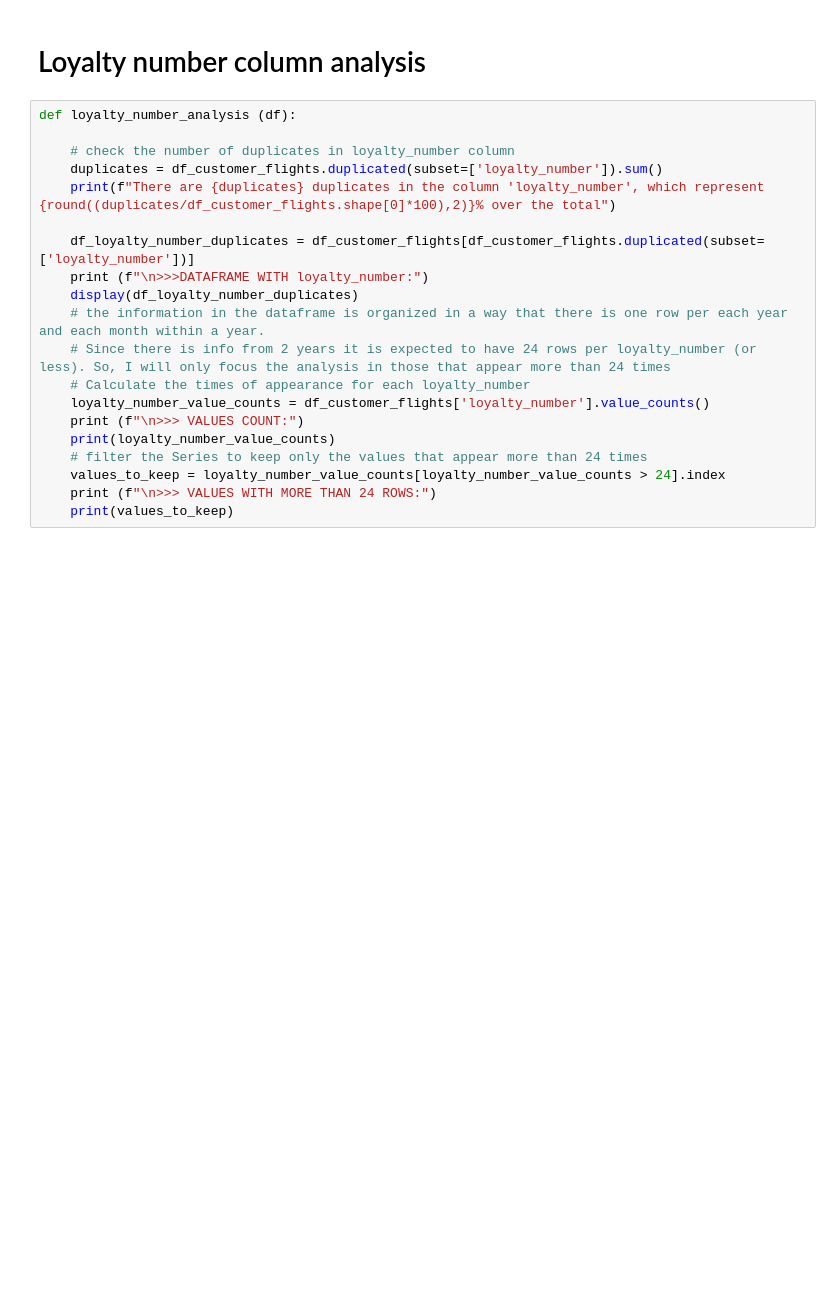
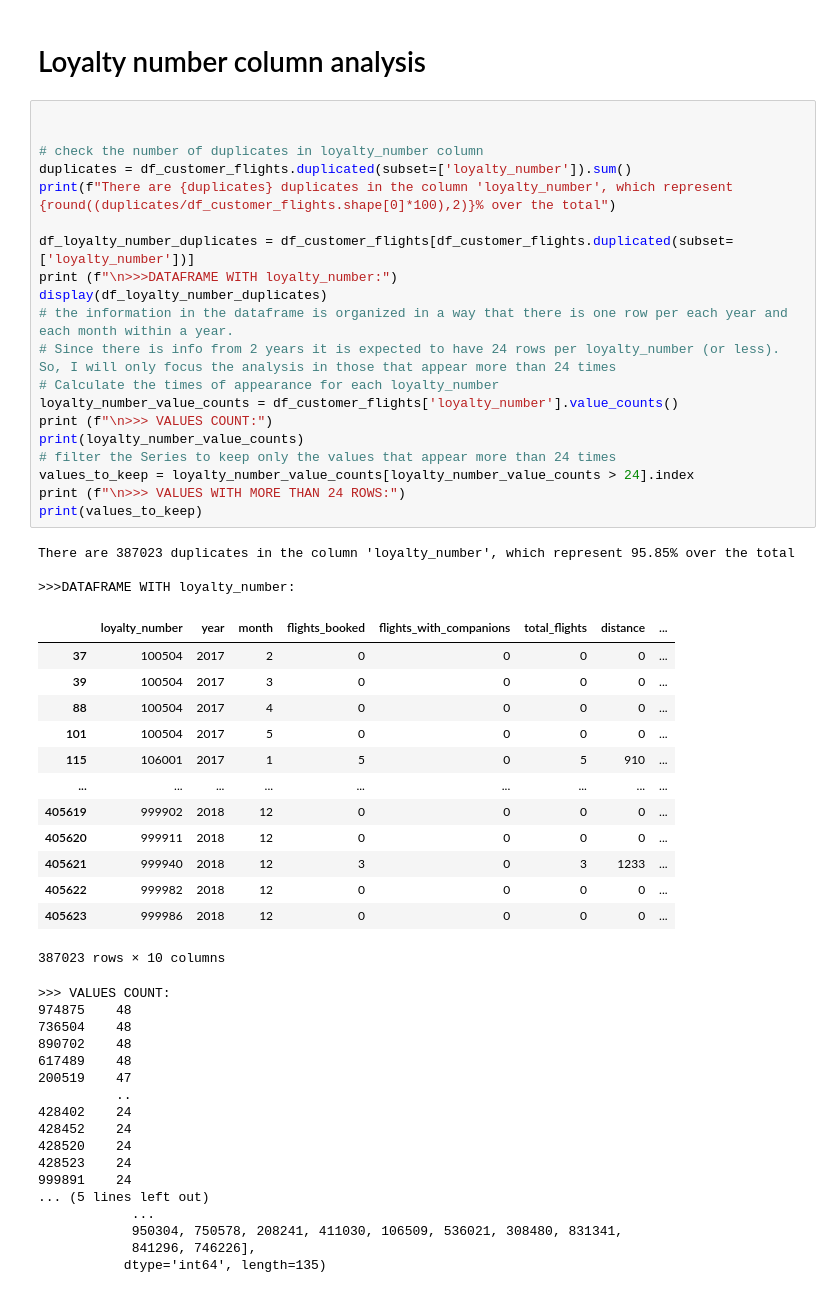
Before and after one commit to Adalab/bda-modulo-3-evaluacion-final-carla-caracola, a Jupyter notebook: 01_exploration_and_clean_up.ipynb, the cells around one changed output. Cells and saved outputs as stored; diff of their text form; blank space fills up the shorter version.

```diff
--- a/01_exploration_and_clean_up.ipynb
+++ b/01_exploration_and_clean_up.ipynb
@@ -196,25 +287,59 @@ df_final.to_csv('data/customer_data_transformed.csv')
 # %% [markdown]
 # Loyalty number column analysis
 # %%
-def loyalty_number_analysis (df):
 
-    # check the number of duplicates in loyalty_number column
-    duplicates = df_customer_flights.duplicated(subset=['loyalty_number']).sum()
-    print(f"There are {duplicates} duplicates in the column 'loyalty_number', which represent {round((duplicates/df_customer_flights.shape[0]*100),2)}% over the total")
 
-    df_loyalty_number_duplicates = df_customer_flights[df_customer_flights.duplicated(subset=['loyalty_number'])]
-    print (f"\n>>>DATAFRAME WITH loyalty_number:")
-    display(df_loyalty_number_duplicates)
-    # the information in the dataframe is organized in a way that there is one row per each year and each month within a year.
-    # Since there is info from 2 years it is expected to have 24 rows per loyalty_number (or less). So, I will only focus the analysis in those that appear more than 24 times
-    # Calculate the times of appearance for each loyalty_number
-    loyalty_number_value_counts = df_customer_flights['loyalty_number'].value_counts()
-    print (f"\n>>> VALUES COUNT:")
-    print(loyalty_number_value_counts)
-    # filter the Series to keep only the values that appear more than 24 times
-    values_to_keep = loyalty_number_value_counts[loyalty_number_value_counts > 24].index
-    print (f"\n>>> VALUES WITH MORE THAN 24 ROWS:")
-    print(values_to_keep)
+# check the number of duplicates in loyalty_number column
+duplicates = df_customer_flights.duplicated(subset=['loyalty_number']).sum()
+print(f"There are {duplicates} duplicates in the column 'loyalty_number', which represent {round((duplicates/df_customer_flights.shape[0]*100),2)}% over the total")
+
+df_loyalty_number_duplicates = df_customer_flights[df_customer_flights.duplicated(subset=['loyalty_number'])]
+print (f"\n>>>DATAFRAME WITH loyalty_number:")
+display(df_loyalty_number_duplicates)
+# the information in the dataframe is organized in a way that there is one row per each year and each month within a year.
+# Since there is info from 2 years it is expected to have 24 rows per loyalty_number (or less). So, I will only focus the analysis in those that appear more than 24 times
+# Calculate the times of appearance for each loyalty_number
+loyalty_number_value_counts = df_customer_flights['loyalty_number'].value_counts()
+print (f"\n>>> VALUES COUNT:")
+print(loyalty_number_value_counts)
+# filter the Series to keep only the values that appear more than 24 times
+values_to_keep = loyalty_number_value_counts[loyalty_number_value_counts > 24].index
+print (f"\n>>> VALUES WITH MORE THAN 24 ROWS:")
+print(values_to_keep)
+# %% [output]
+There are 387023 duplicates in the column 'loyalty_number', which represent 95.85% over the total
+
+>>>DATAFRAME WITH loyalty_number:
+|  | loyalty_number | year | month | flights_booked | flights_with_companions | total_flights | distance | ... |
+| 37 | 100504 | 2017 | 2 | 0 | 0 | 0 | 0 | ... |
+| 39 | 100504 | 2017 | 3 | 0 | 0 | 0 | 0 | ... |
+| 88 | 100504 | 2017 | 4 | 0 | 0 | 0 | 0 | ... |
+| 101 | 100504 | 2017 | 5 | 0 | 0 | 0 | 0 | ... |
+| 115 | 106001 | 2017 | 1 | 5 | 0 | 5 | 910 | ... |
+| ... | ... | ... | ... | ... | ... | ... | ... | ... |
+| 405619 | 999902 | 2018 | 12 | 0 | 0 | 0 | 0 | ... |
+| 405620 | 999911 | 2018 | 12 | 0 | 0 | 0 | 0 | ... |
+| 405621 | 999940 | 2018 | 12 | 3 | 0 | 3 | 1233 | ... |
+| 405622 | 999982 | 2018 | 12 | 0 | 0 | 0 | 0 | ... |
+| 405623 | 999986 | 2018 | 12 | 0 | 0 | 0 | 0 | ... |
+387023 rows × 10 columns
+>>> VALUES COUNT:
+974875    48
+736504    48
+890702    48
+617489    48
+200519    47
+          ..
+428402    24
+428452    24
+428520    24
+428523    24
+999891    24
+... (5 lines left out)
+            ...
+            950304, 750578, 208241, 411030, 106509, 536021, 308480, 831341,
+            841296, 746226],
+           dtype='int64', length=135)
 # %%
 filtered_df = df_customer_flights[df_customer_flights['loyalty_number'].isin(values_to_keep)].sort_values(by=['loyalty_number','year', 'month','total_flights'])
 filtered_df.head(20)
```
Also changed, not shown: parts of 4 cells of this notebook, 5 other files.
